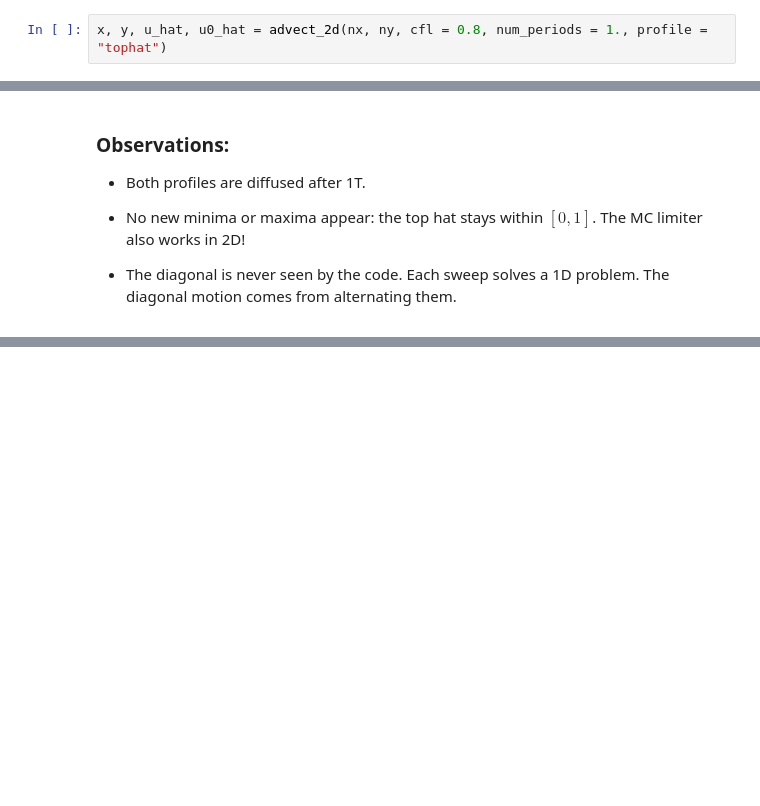
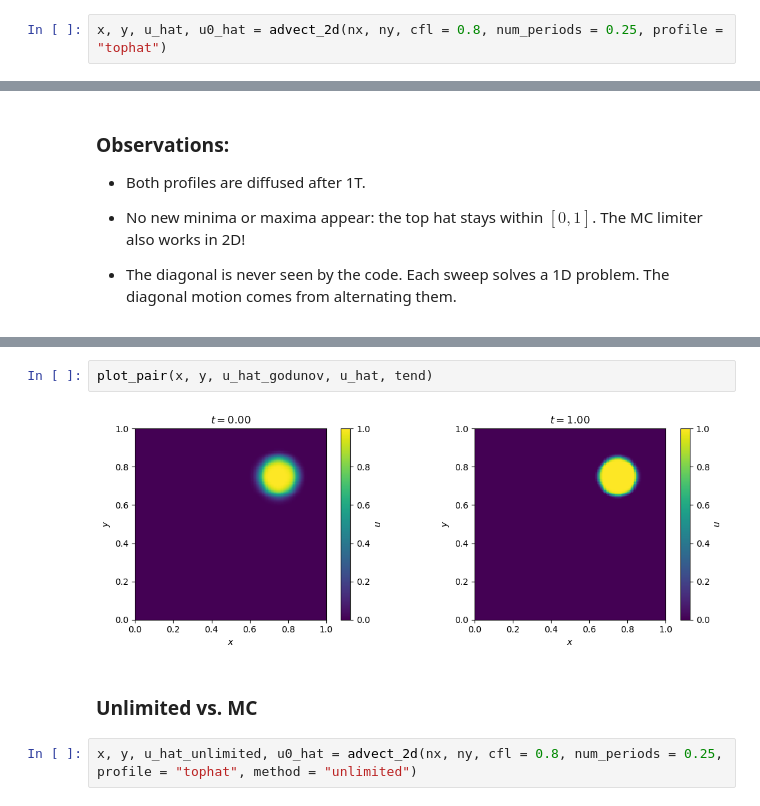
Before and after one commit to wbandabarragan/computational-fluid-dynamics, a Jupyter notebook: notebooks/nb16_2d_finite_volume_advection.ipynb, the cells around one changed output, grey strips where cells are left out. Saved outputs shown, nothing was run; the diff lists cells and outputs as text; blank space fills up the shorter version.

```diff
--- a/notebooks/nb16_2d_finite_volume_advection.ipynb
+++ b/notebooks/nb16_2d_finite_volume_advection.ipynb
@@ -215,7 +219,7 @@ plot_pair(x, y, u0_gauss, u_gauss, tend)
 
 $u = 1$ inside a circle of radius $0.1$ centred on the domain and $u = 0$ outside.
 # %%
-x, y, u_hat, u0_hat = advect_2d(nx, ny, cfl = 0.8, num_periods = 1., profile = "tophat")
+x, y, u_hat, u0_hat = advect_2d(nx, ny, cfl = 0.8, num_periods = 0.25, profile = "tophat")
 # %%
 plot_pair(x, y, u0_hat, u_hat, tend)
 # %% [output]
@@ -230,0 +245,8 @@ plot_pair(x, y, u0_hat, u_hat, tend)
+# %%
+plot_pair(x, y, u_hat_godunov, u_hat, tend)
+# %% [output]
+[figure, added]
+# %% [markdown]
+### Unlimited vs. MC
+# %%
+x, y, u_hat_unlimited, u0_hat = advect_2d(nx, ny, cfl = 0.8, num_periods = 0.25, profile = "tophat", method = "unlimited")
```
Also changed, not shown: parts of 10 cells of this notebook.
